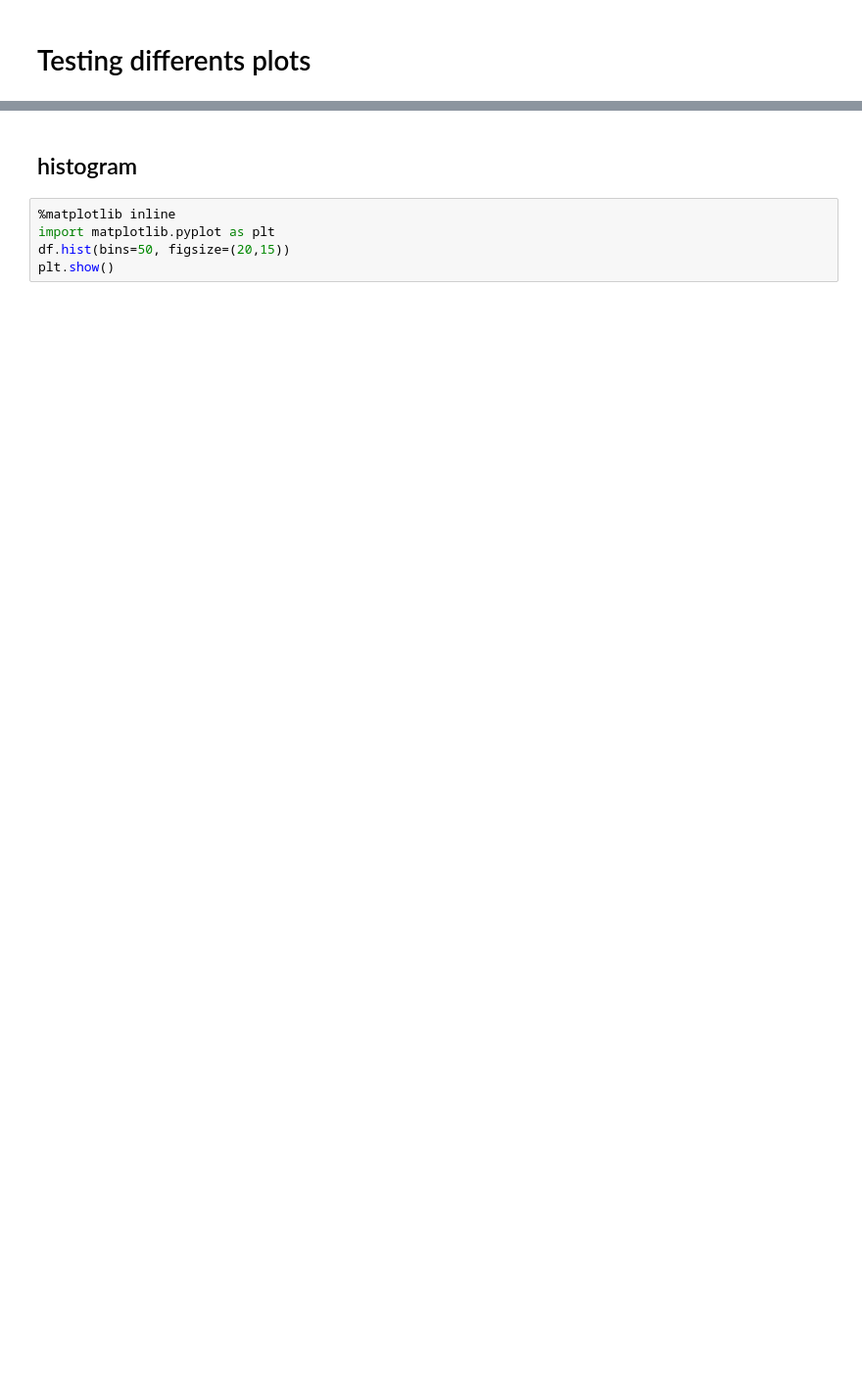
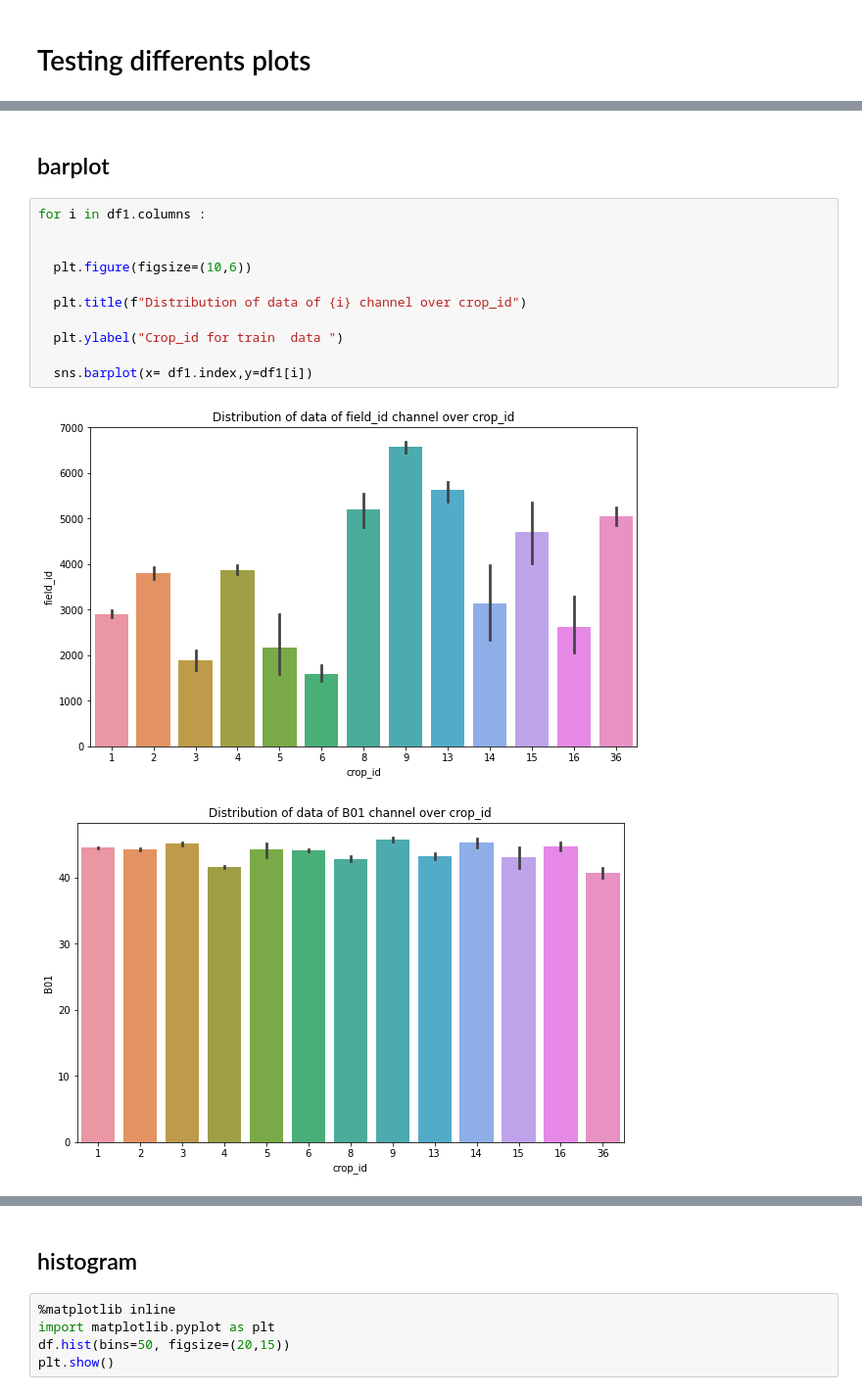
Before and after one commit to Senbonsakurakageyoshi1/AgrifieldNet, a Jupyter notebook: New_agrifield_notebook.ipynb, the cells around one changed output, grey strips where cells are left out. Shown at 98% size. Drawn from its saved outputs; the diff is of its cells as text; blank space fills up the shorter version.

```diff
--- a/New_agrifield_notebook.ipynb
+++ b/New_agrifield_notebook.ipynb
@@ -105,0 +123,16 @@ memory usage: 607.3 KB
+# %% [markdown]
+## barplot
+# %%
+for i in df1.columns :
+
+
+  plt.figure(figsize=(10,6))
+
+  plt.title(f"Distribution of data of {i} channel over crop_id")
+
+  plt.ylabel("Crop_id for train  data ")
+
+  sns.barplot(x= df1.index,y=df1[i])
+# %% [output]
+[figure, added]
+[figure, added]
```
Also changed, not shown: parts of 57 cells of this notebook.
